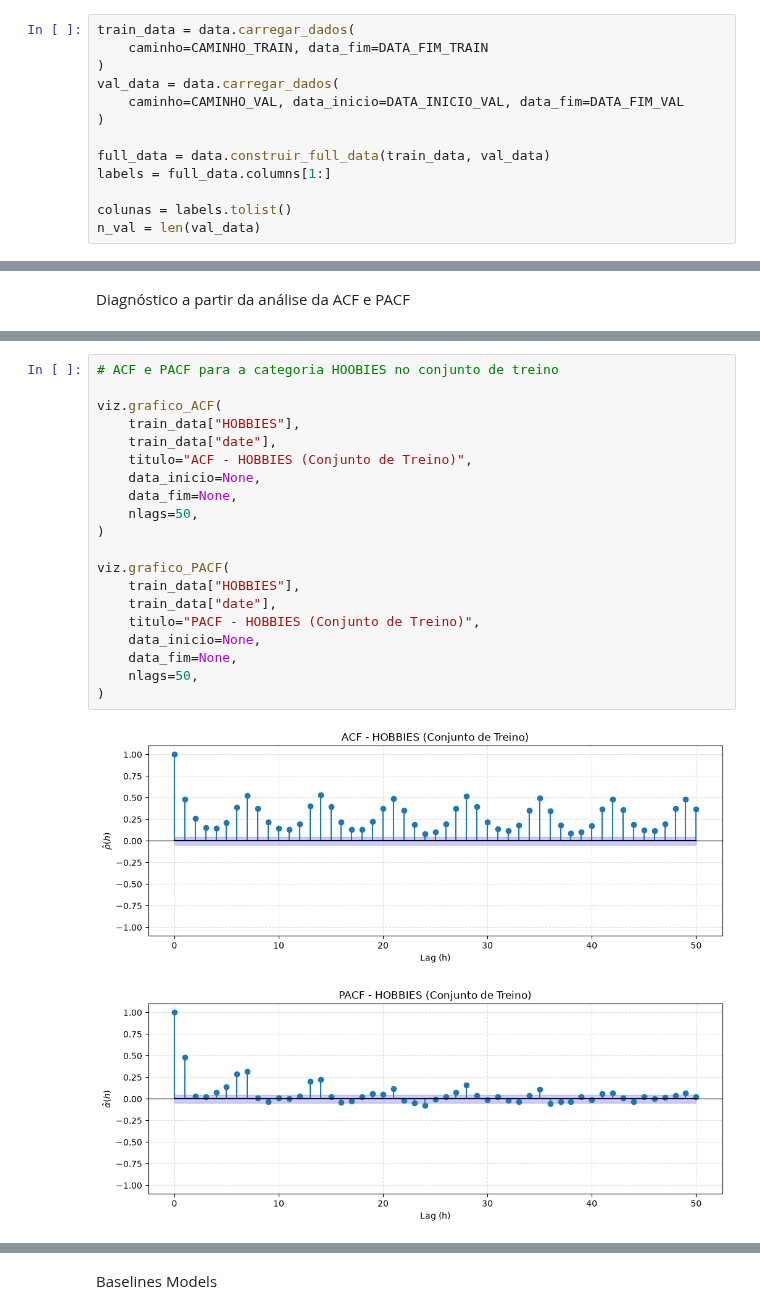
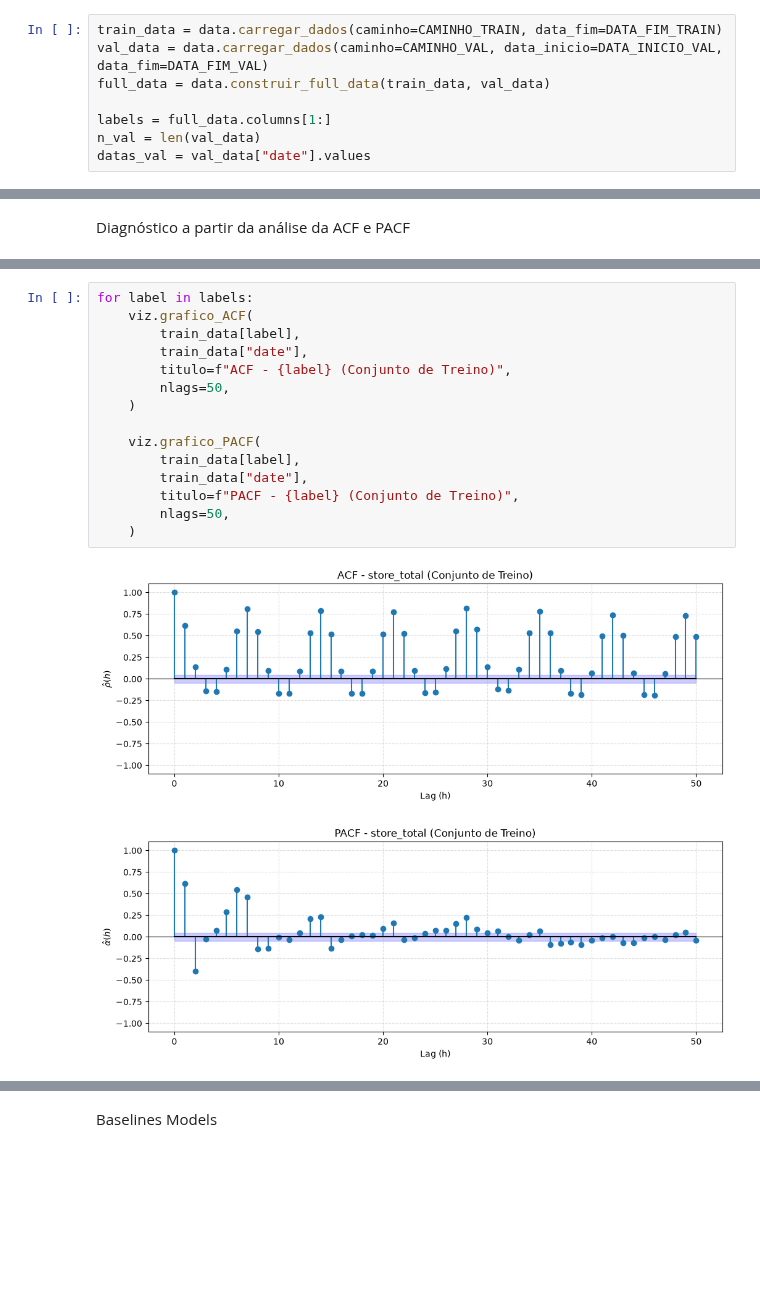
Before and after one commit to mistercapote/time-series-a2-2026, a Jupyter notebook: main.ipynb, the cells around one changed output, grey strips where cells are left out. Cells and saved outputs as stored; diff of their text form; blank space fills up the shorter version.

```diff
--- a/main.ipynb
+++ b/main.ipynb
@@ -19,16 +31,11 @@ DATA_FIM_VAL = "2016-04-24"
 # %% [markdown]
 Dados
 # %%
-train_data = data.carregar_dados(
-    caminho=CAMINHO_TRAIN, data_fim=DATA_FIM_TRAIN
-)
-val_data = data.carregar_dados(
-    caminho=CAMINHO_VAL, data_inicio=DATA_INICIO_VAL, data_fim=DATA_FIM_VAL
-)
+train_data = data.carregar_dados(caminho=CAMINHO_TRAIN, data_fim=DATA_FIM_TRAIN)
+val_data = data.carregar_dados(caminho=CAMINHO_VAL, data_inicio=DATA_INICIO_VAL, data_fim=DATA_FIM_VAL)
+full_data = data.construir_full_data(train_data, val_data)
 
-full_data = data.construir_full_data(train_data, val_data)
 labels = full_data.columns[1:]
-
-colunas = labels.tolist()
 n_val = len(val_data)
+datas_val = val_data["date"].values
 # %%
@@ -123,23 +83,18 @@ viz.grafico_PACF(
-# %%
-# ACF e PACF para a categoria HOOBIES no conjunto de treino
-
-viz.grafico_ACF(
-    train_data["HOBBIES"],
-    train_data["date"],
-    titulo="ACF - HOBBIES (Conjunto de Treino)",
-    data_inicio=None,
-    data_fim=None,
-    nlags=50,
-)
-
-viz.grafico_PACF(
-    train_data["HOBBIES"],
-    train_data["date"],
-    titulo="PACF - HOBBIES (Conjunto de Treino)",
-    data_inicio=None,
-    data_fim=None,
-    nlags=50,
-)
-# %% [output]
-[figure, removed]
-[figure, removed]
+# %%
+for label in labels:
+    viz.grafico_ACF(
+        train_data[label],
+        train_data["date"],
+        titulo=f"ACF - {label} (Conjunto de Treino)",
+        nlags=50,
+    )
+
+    viz.grafico_PACF(
+        train_data[label],
+        train_data["date"],
+        titulo=f"PACF - {label} (Conjunto de Treino)",
+        nlags=50,
+    )
+# %% [output]
+[figure, added]
+[figure, added]
```
Also changed, not shown: parts of 11 cells of this notebook, 3 other files.
